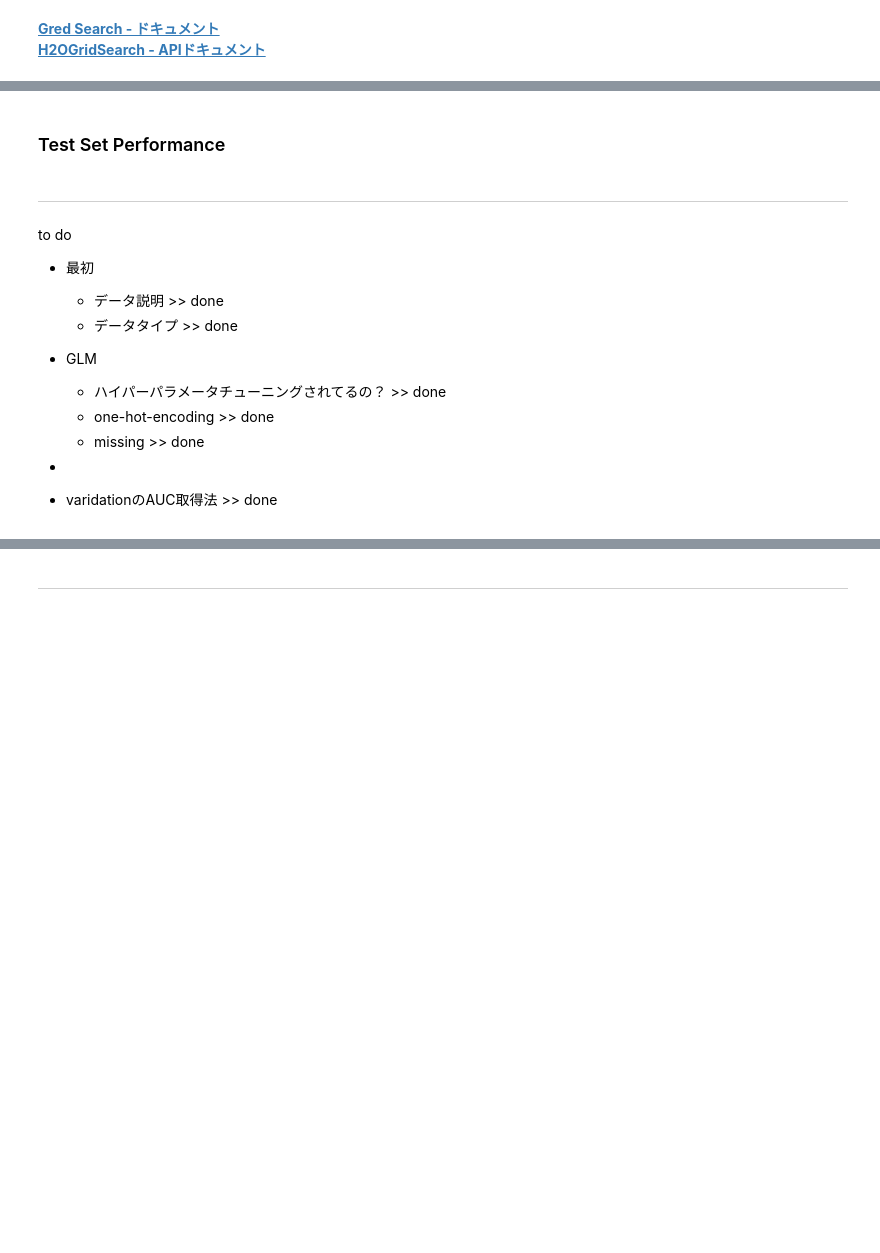
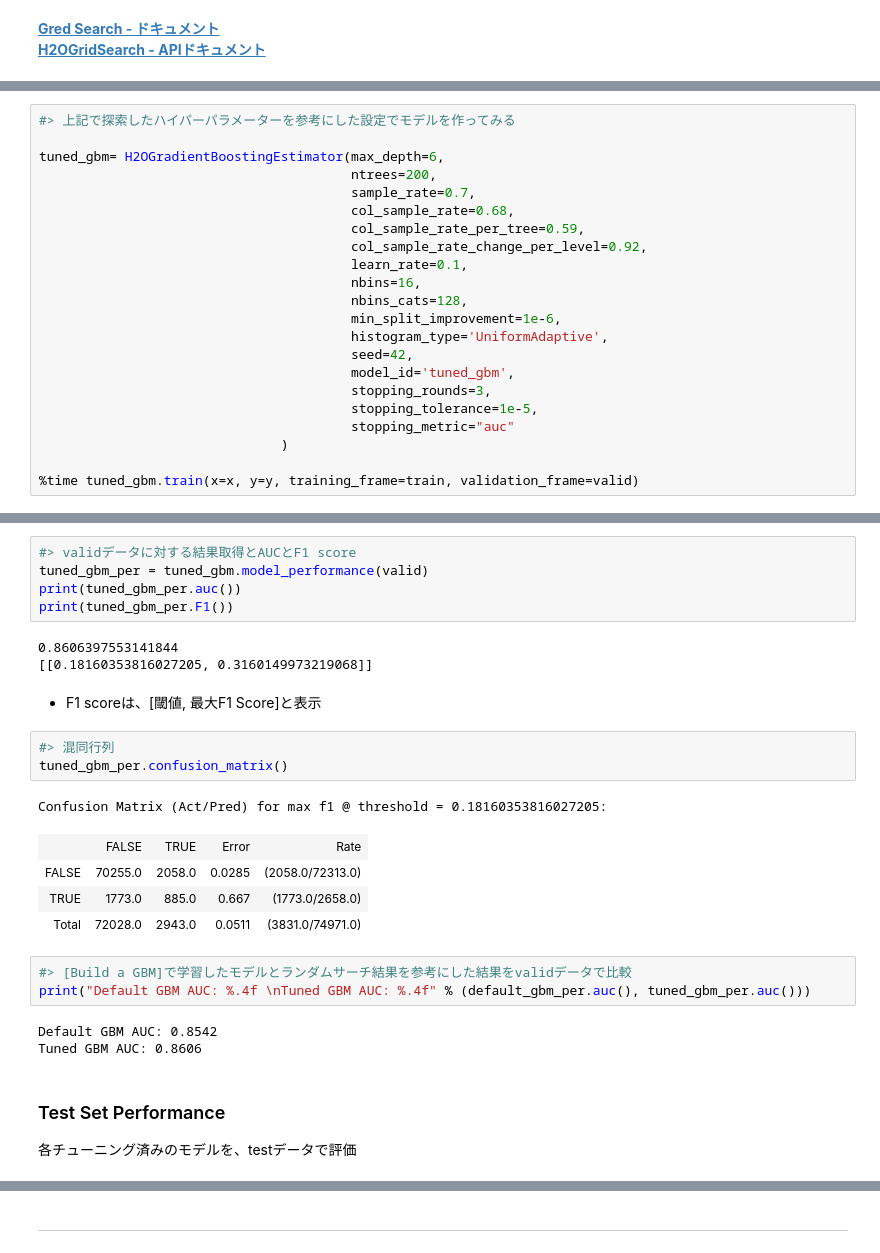
Before and after one commit to yukismd/H2O_3_Tutorial, a Jupyter notebook: H2O-3 Classification Tutorial.ipynb, the cells around one changed output, grey strips where cells are left out. Cells and saved outputs as stored; diff of their text form; blank space fills up the shorter version.

```diff
--- a/H2O-3 Classification Tutorial.ipynb
+++ b/H2O-3 Classification Tutorial.ipynb
@@ -1143,0 +1268,22 @@ Confusion Matrix (Act/Pred) for max f1 @ threshold = 0.13622817056761546:
+# %%
+#> 上記で探索したハイパーパラメーターを参考にした設定でモデルを作ってみる
+
+tuned_gbm= H2OGradientBoostingEstimator(max_depth=6,
+                                        ntrees=200,
+                                        sample_rate=0.7,
+                                        col_sample_rate=0.68,
+                                        col_sample_rate_per_tree=0.59,
+                                        col_sample_rate_change_per_level=0.92,
+                                        learn_rate=0.1,
+                                        nbins=16,
+                                        nbins_cats=128,
+                                        min_split_improvement=1e-6,
+                                        histogram_type='UniformAdaptive',
+                                        seed=42,
+                                        model_id='tuned_gbm',
+                                        stopping_rounds=3,
+                                        stopping_tolerance=1e-5,
+                                        stopping_metric="auc"
+                               )
+
+%time tuned_gbm.train(x=x, y=y, training_frame=train, validation_frame=valid)
@@ -1144,18 +1293,29 @@ Confusion Matrix (Act/Pred) for max f1 @ threshold = 0.13622817056761546:
+# %%
+#> validデータに対する結果取得とAUCとF1 score
+tuned_gbm_per = tuned_gbm.model_performance(valid)
+print(tuned_gbm_per.auc())
+print(tuned_gbm_per.F1())
+# %% [output]
+0.8606397553141844
+[[0.18160353816027205, 0.3160149973219068]]
+# %% [markdown]
+- F1 scoreは、[閾値, 最大F1 Score]と表示
+# %%
+#> 混同行列
+tuned_gbm_per.confusion_matrix()
+# %% [output]
+Confusion Matrix (Act/Pred) for max f1 @ threshold = 0.18160353816027205:
+|  | FALSE | TRUE | Error | Rate |
+| FALSE | 70255.0 | 2058.0 | 0.0285 | (2058.0/72313.0) |
+| TRUE | 1773.0 | 885.0 | 0.667 | (1773.0/2658.0) |
+| Total | 72028.0 | 2943.0 | 0.0511 | (3831.0/74971.0) |
+# %%
+#> [Build a GBM]で学習したモデルとランダムサーチ結果を参考にした結果をvalidデータで比較
+print("Default GBM AUC: %.4f \nTuned GBM AUC: %.4f" % (default_gbm_per.auc(), tuned_gbm_per.auc()))
+# %% [output]
+Default GBM AUC: 0.8542
+Tuned GBM AUC: 0.8606
 # %% [markdown]
 <a id='TestSetPerformance'></a>
 ### Test Set Performance
+各チューニング済みのモデルを、testデータで評価
-# %% [markdown]
-***
-to do
-- 最初
-    - データ説明 >> done
-    - データタイプ >> done
-- GLM
-    - ハイパーパラメータチューニングされてるの？  >> done
-    - one-hot-encoding >> done
-    - missing >> done
--
-
-
-
-- varidationのAUC取得法 >> done
```
Also changed, not shown: parts of 45 cells of this notebook, 1 other file.
